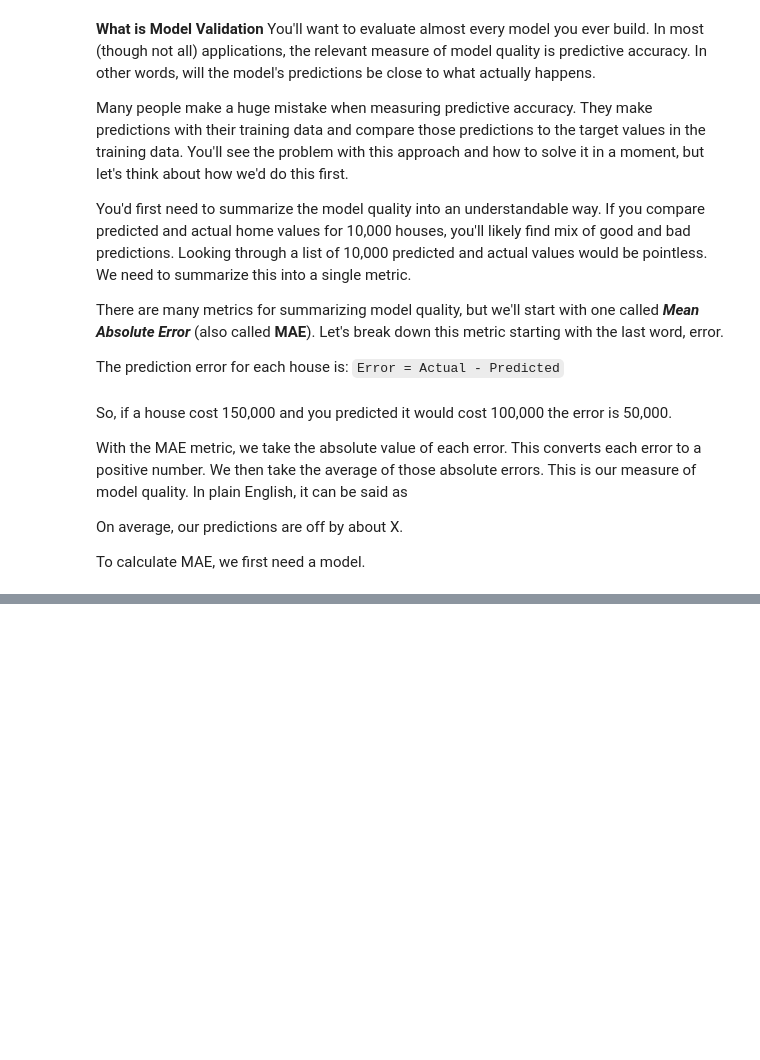
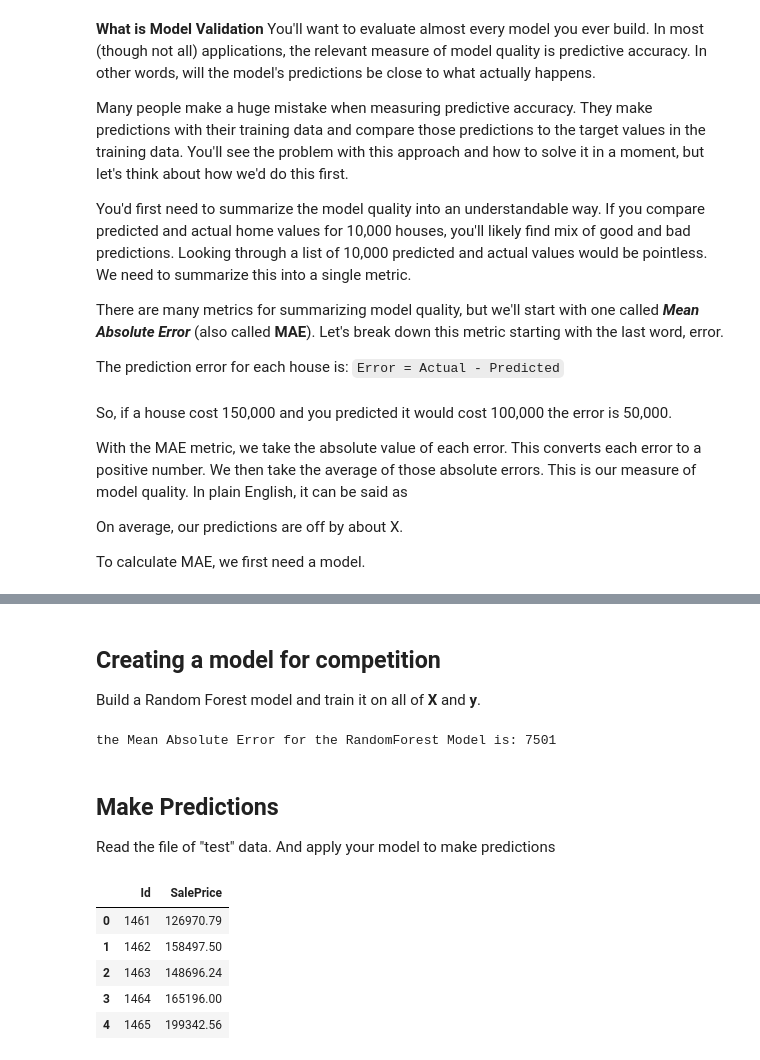
Before and after one commit to jimaid/Coursera_Tutorials, a Jupyter notebook: Kaggle ML Intro.ipynb, the cells around one changed output, grey strips where cells are left out. Saved outputs shown, nothing was run; the diff lists cells and outputs as text; code cells hidden in the pictures; blank space fills up the shorter version.

```diff
--- a/Kaggle ML Intro.ipynb
+++ b/Kaggle ML Intro.ipynb
@@ -190,0 +492,13 @@ mean_absolute_error(y, predicted_home_prices)
+# %% [markdown]
+## Creating a model for competition
+
+Build a Random Forest model and train it on all of **X** and **y**.
+# %%
+rf_model.fit(X,y)
+rfpred1=rf_model.predict(X_test)
+print("the Mean Absolute Error for the RandomForest Model is: %d" %(mean_absolute_error(rfpred1,y_test)))
+# %% [output]
+the Mean Absolute Error for the RandomForest Model is: 7501
+# %% [markdown]
+## Make Predictions
+Read the file of "test" data. And apply your model to make predictions
@@ -190,0 +520,10 @@ mean_absolute_error(y, predicted_home_prices)
+# %%
+sub = pd.read_csv('submission.csv')
+sub.head()
+# %% [output]
+|  | Id | SalePrice |
+| 0 | 1461 | 126970.79 |
+| 1 | 1462 | 158497.50 |
+| 2 | 1463 | 148696.24 |
+| 3 | 1464 | 165196.00 |
+| 4 | 1465 | 199342.56 |
```
Also changed, not shown: parts of 45 cells of this notebook.
